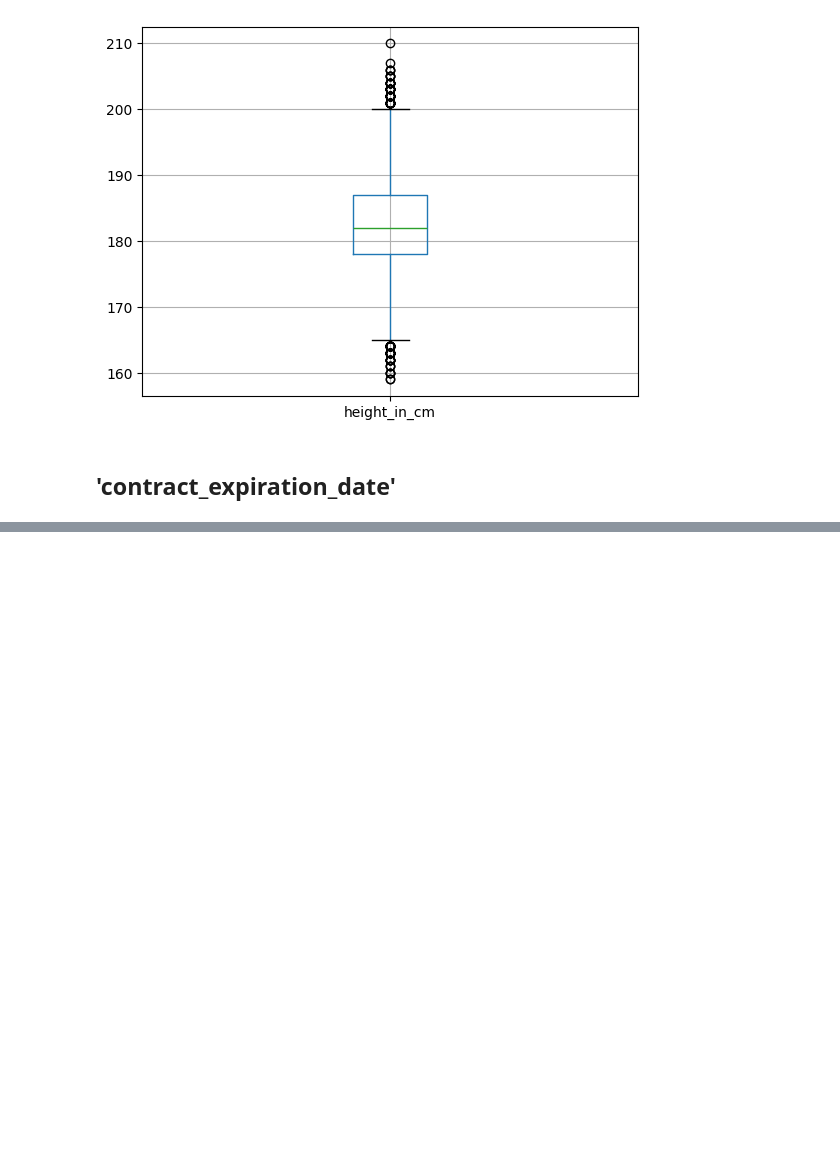
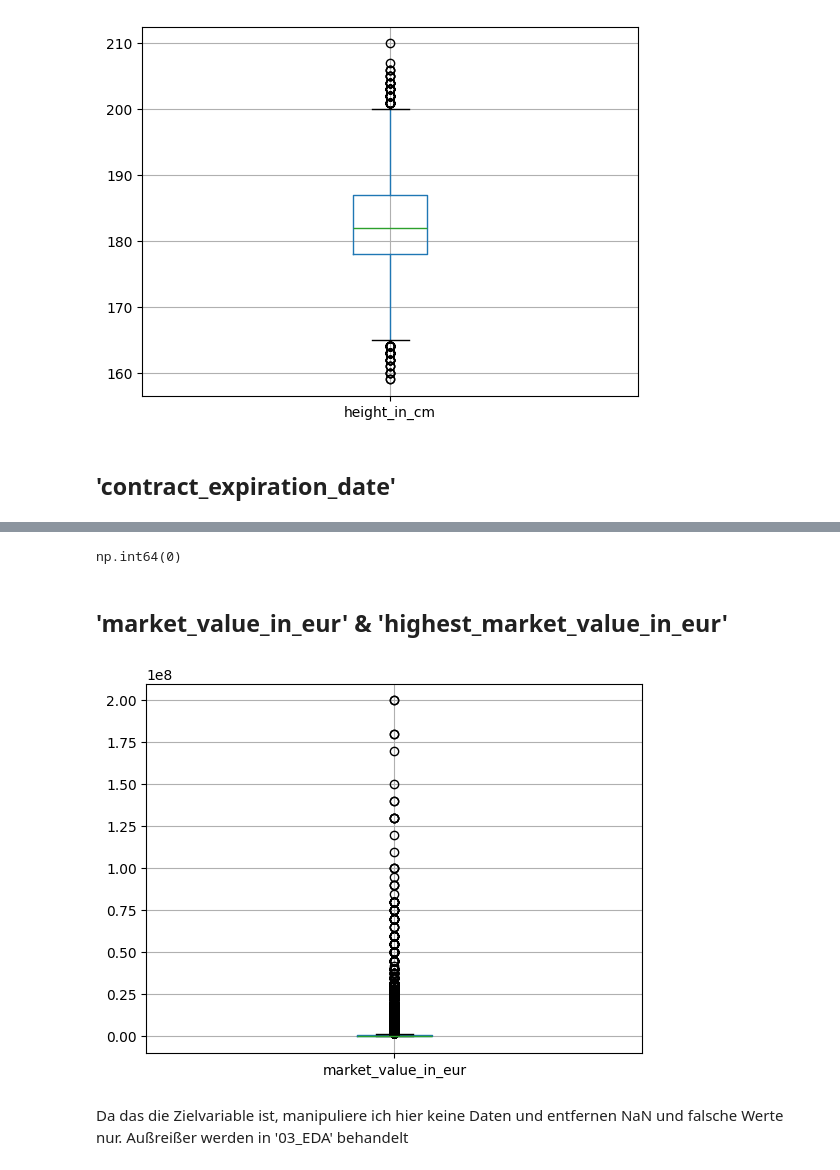
Before and after one commit to Tooonni/ADSC21, a Jupyter notebook: notebooks/02_Datenbereinigung.ipynb, the cells around one changed output, grey strips where cells are left out. Cells and saved outputs as stored; diff of their text form; code cells hidden in the pictures; blank space fills up the shorter version.

```diff
--- a/notebooks/02_Datenbereinigung.ipynb
+++ b/notebooks/02_Datenbereinigung.ipynb
@@ -420,0 +461,2 @@ plt.show()
+# %%
+players = players.drop(columns=["agent_name"], axis=1)
@@ -420,0 +467,2 @@ plt.show()
+# %%
+players = players.drop(columns=["image_url", "url"], axis=1)
@@ -420,0 +514,13 @@ plt.show()
+# %%
+players.current_club_name.isna().sum()
+# %% [output]
+np.int64(0)
+# %% [markdown]
+## 'market_value_in_eur' & 'highest_market_value_in_eur'
+# %%
+players.boxplot(column="market_value_in_eur")
+plt.show()
+# %% [output]
+[figure, added]
+# %% [markdown]
+Da das die Zielvariable ist, manipuliere ich hier keine Daten und entfernen NaN und falsche Werte nur. Außreißer werden in '03_EDA' behandelt
```
Also changed, not shown: parts of 20 cells of this notebook, 1 other file.
